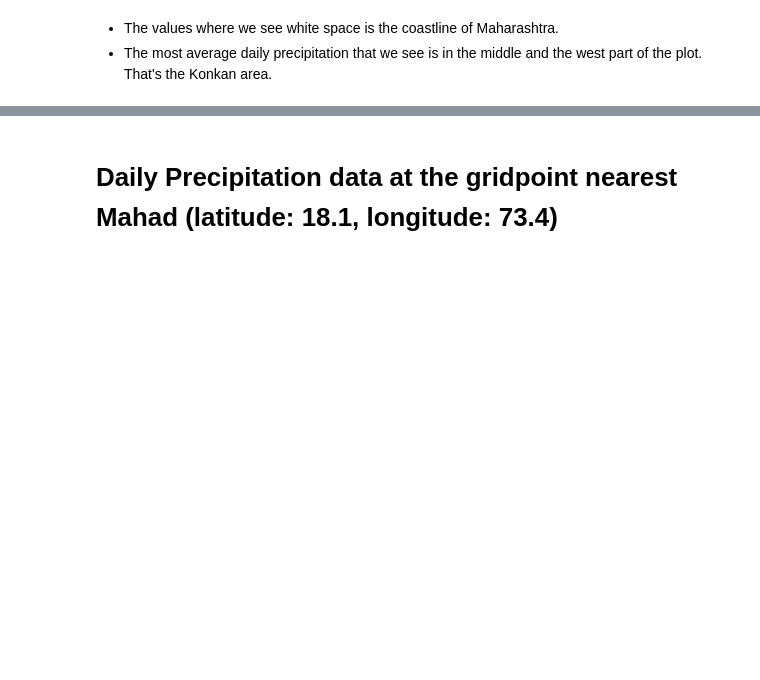
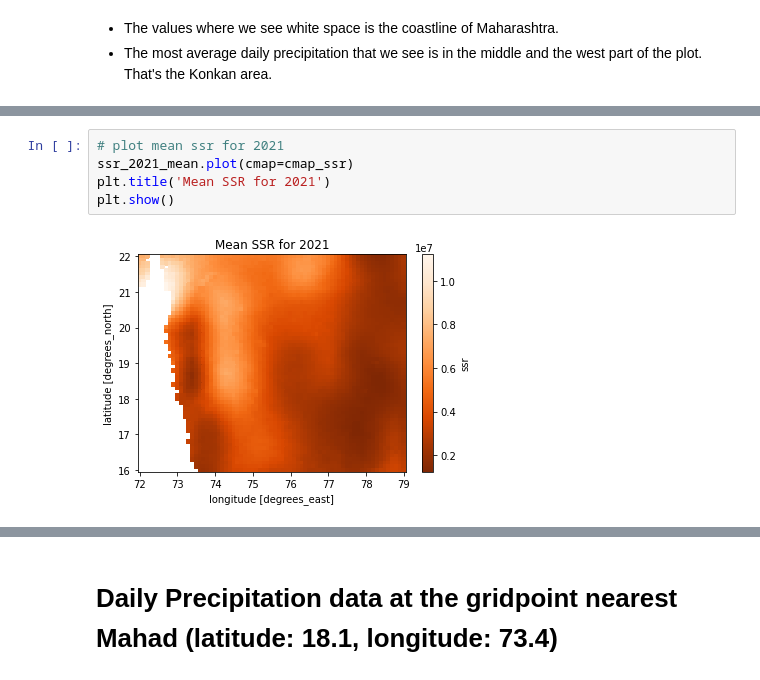
Before and after one commit to OmkarMehta/climate-data-science, a Jupyter notebook: Project/milestone2.ipynb, the cells around one changed output, grey strips where cells are left out. Cells and saved outputs as stored; diff of their text form; blank space fills up the shorter version.

```diff
--- a/Project/milestone2.ipynb
+++ b/Project/milestone2.ipynb
@@ -299,0 +384,7 @@ tp_2021_max.plot(cmap='Blues_r')
+# %%
+# plot mean ssr for 2021
+ssr_2021_mean.plot(cmap=cmap_ssr)
+plt.title('Mean SSR for 2021')
+plt.show()
+# %% [output]
+[figure, added]
```
Also changed, not shown: parts of 23 cells of this notebook, 31 other files.
